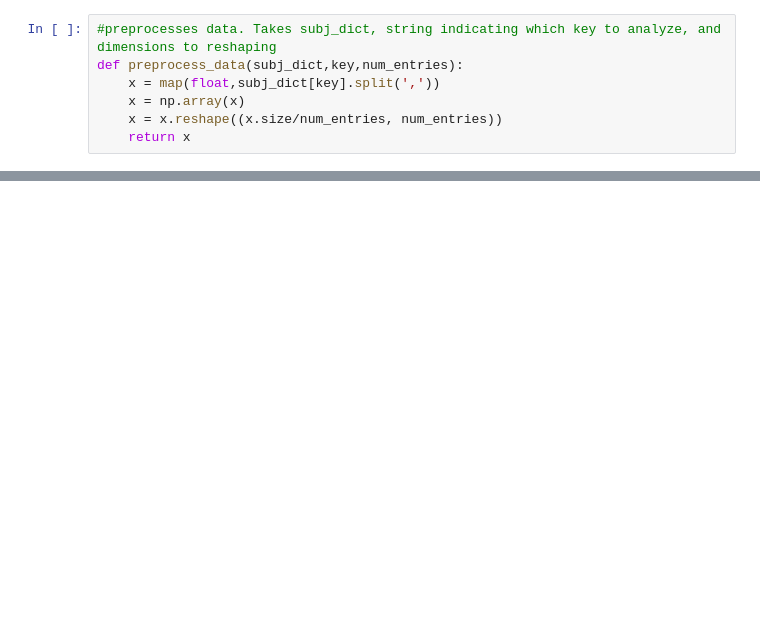
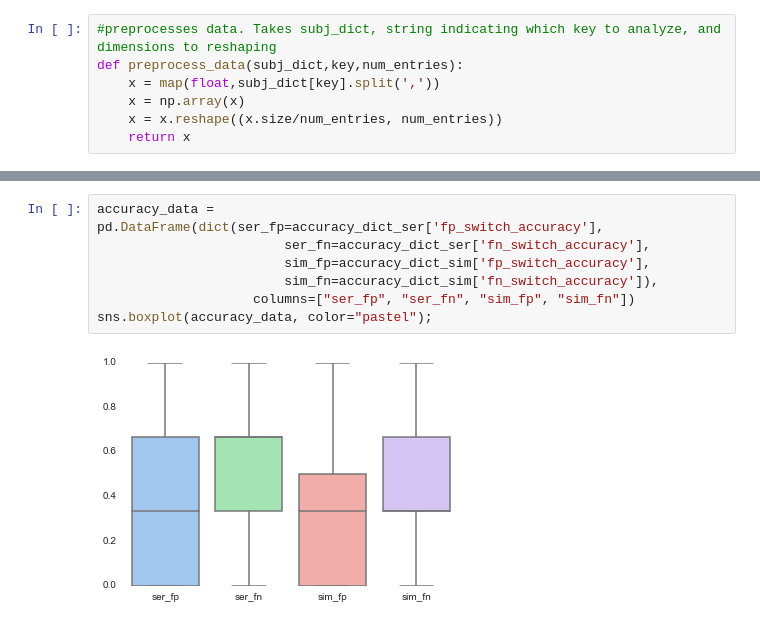
Before and after one commit to iancballard/feature-discrimination-analysis, a Jupyter notebook: analyze_results_fmri.ipynb, the cells around one changed output, grey strips where cells are left out. Drawn from its saved outputs; the diff is of its cells as text; blank space fills up the shorter version.

```diff
--- a/analyze_results_fmri.ipynb
+++ b/analyze_results_fmri.ipynb
@@ -271,3 +312,12 @@ nan
+# %%
+accuracy_data = pd.DataFrame(dict(ser_fp=accuracy_dict_ser['fp_switch_accuracy'],
+                        ser_fn=accuracy_dict_ser['fn_switch_accuracy'],
+                        sim_fp=accuracy_dict_sim['fp_switch_accuracy'],
+                        sim_fn=accuracy_dict_sim['fn_switch_accuracy']),
+                    columns=["ser_fp", "ser_fn", "sim_fp", "sim_fn"])
+sns.boxplot(accuracy_data, color="pastel");
+# %% [output]
+[figure, added]
 # %%
 f, ax = plt.subplots(figsize=(10, 10))
 sns.set(context='poster')
```
Also changed, not shown: parts of 26 cells of this notebook, 7 other files.
